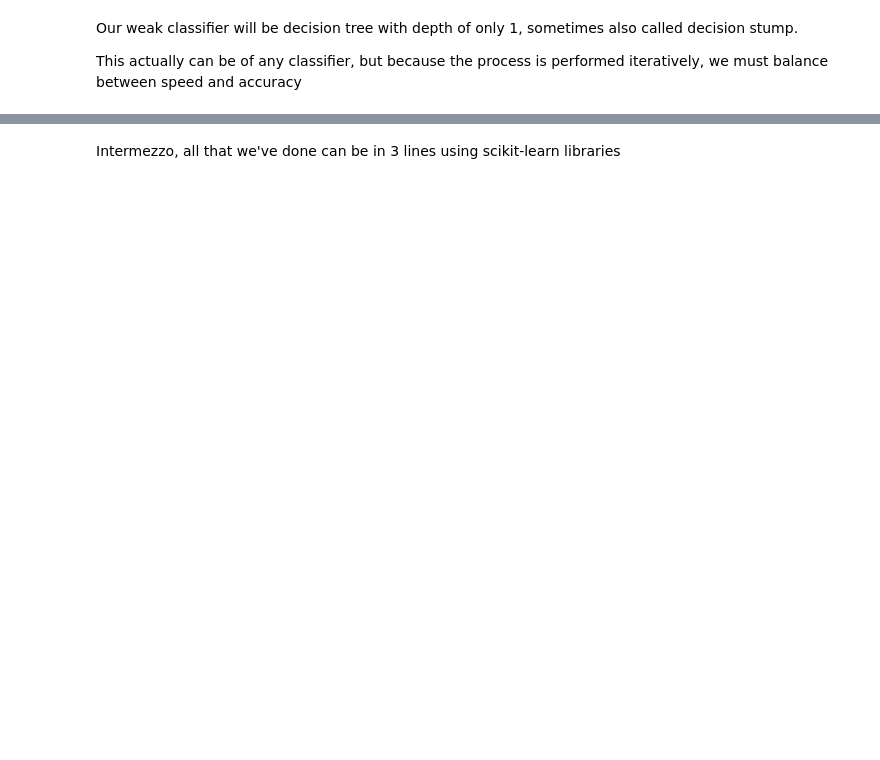
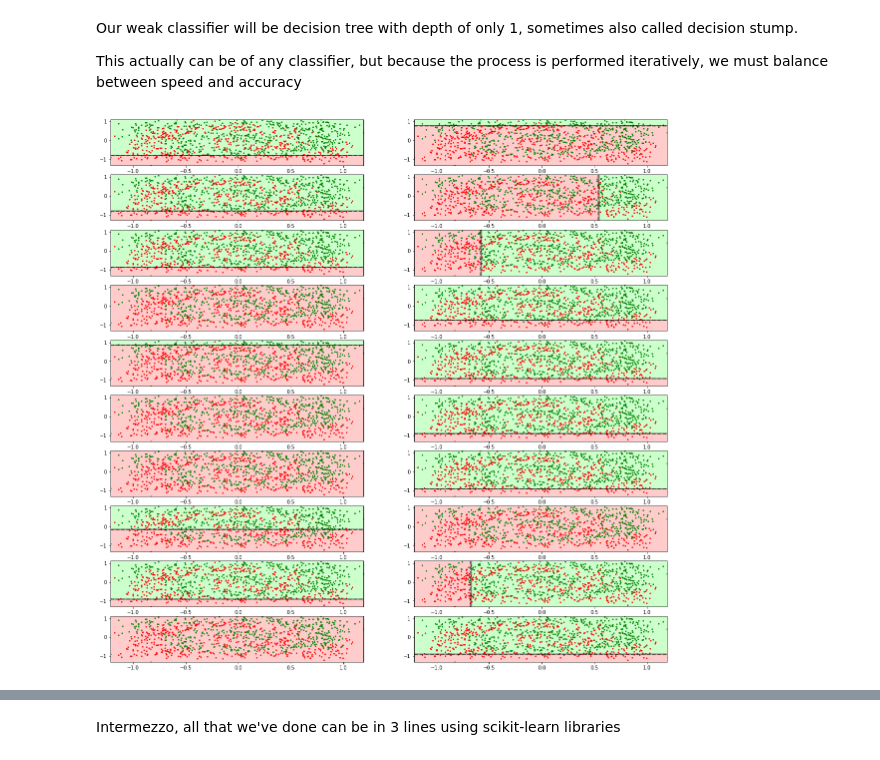
Before and after one commit to mitbal/sidu, a Jupyter notebook: sepatukemah/S4 Part 3 Boosting.ipynb, the cells around one changed output, grey strips where cells are left out. Drawn from its saved outputs; the diff is of its cells as text; code cells hidden in the pictures; blank space fills up the shorter version.

```diff
--- a/sepatukemah/S4 Part 3 Boosting.ipynb
+++ b/sepatukemah/S4 Part 3 Boosting.ipynb
@@ -47,27 +73,29 @@ def weak_learn(X, y, weight):
 # %%
 X = df[['x', 'y']]
 y = df['label']*2-1
 weight = np.array([1./len(y)]*len(y))
 
 models = []
 alphas = []
 
-n_iter = 100
+n_iter = 20
 
-# fig, axes = plt.subplots(n_iter/2, 2, figsize=(n_iter, n_iter))
+fig, axes = plt.subplots(int(n_iter/2), 2, figsize=(n_iter, n_iter))
 
 for i in range(n_iter):
     model, err = weak_learn(X, y, weight)
     alpha = np.log((1-err) / err)
 
     models += [model]
     alphas += [alpha]
 
-#     ax = axes.reshape(-1)[i]
-#     decision_boundary(model, df, ax)
+    ax = axes.reshape(-1)[i]
+    decision_boundary(model, df, ax)
 
     weight = weight * np.exp((model.predict(X) != y) * alpha)
     weight = (weight / np.sum(weight)).values
+# %% [output]
+[figure, added]
 # %%
 def predict(models, alphas, X):
 
```
Also changed, not shown: parts of 6 cells of this notebook, 3 other files.
